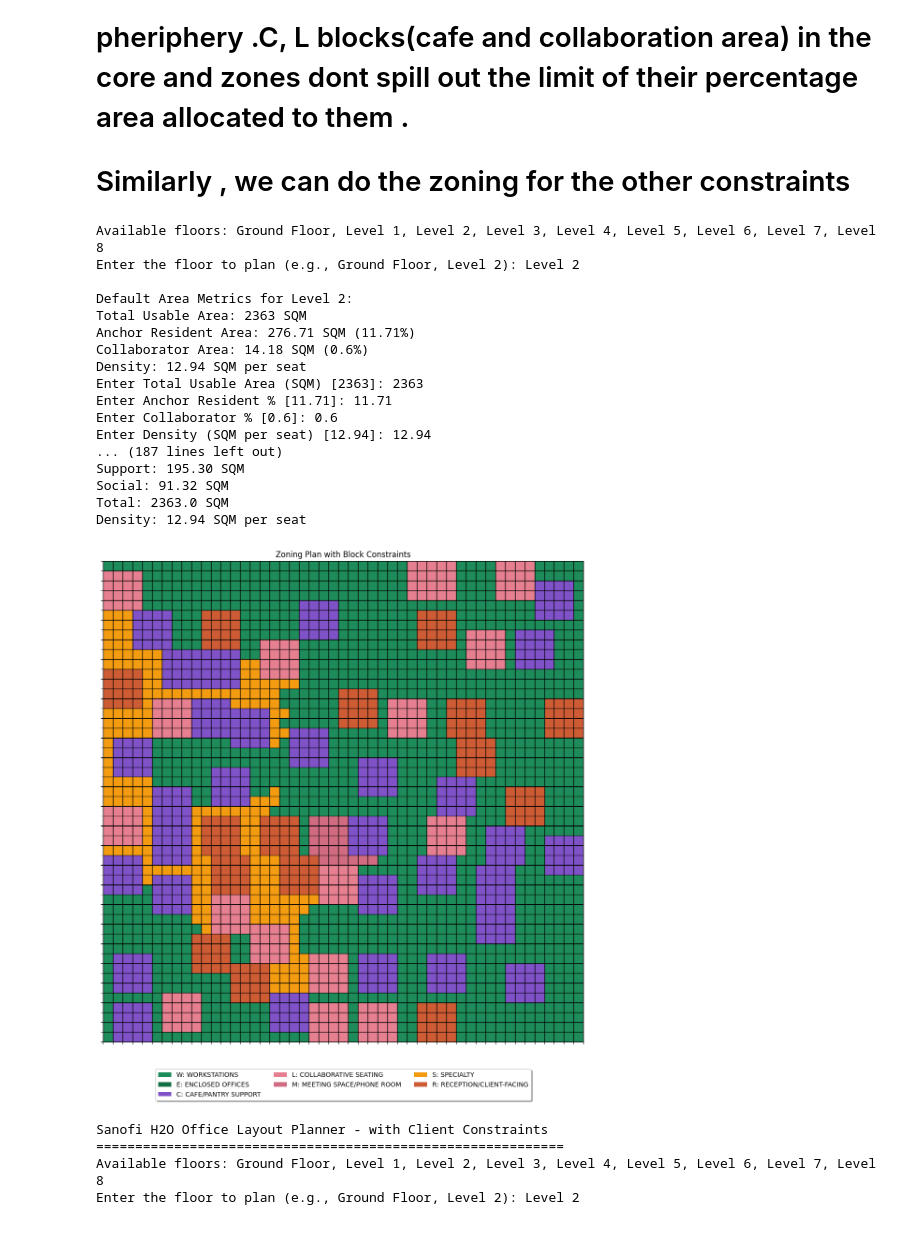
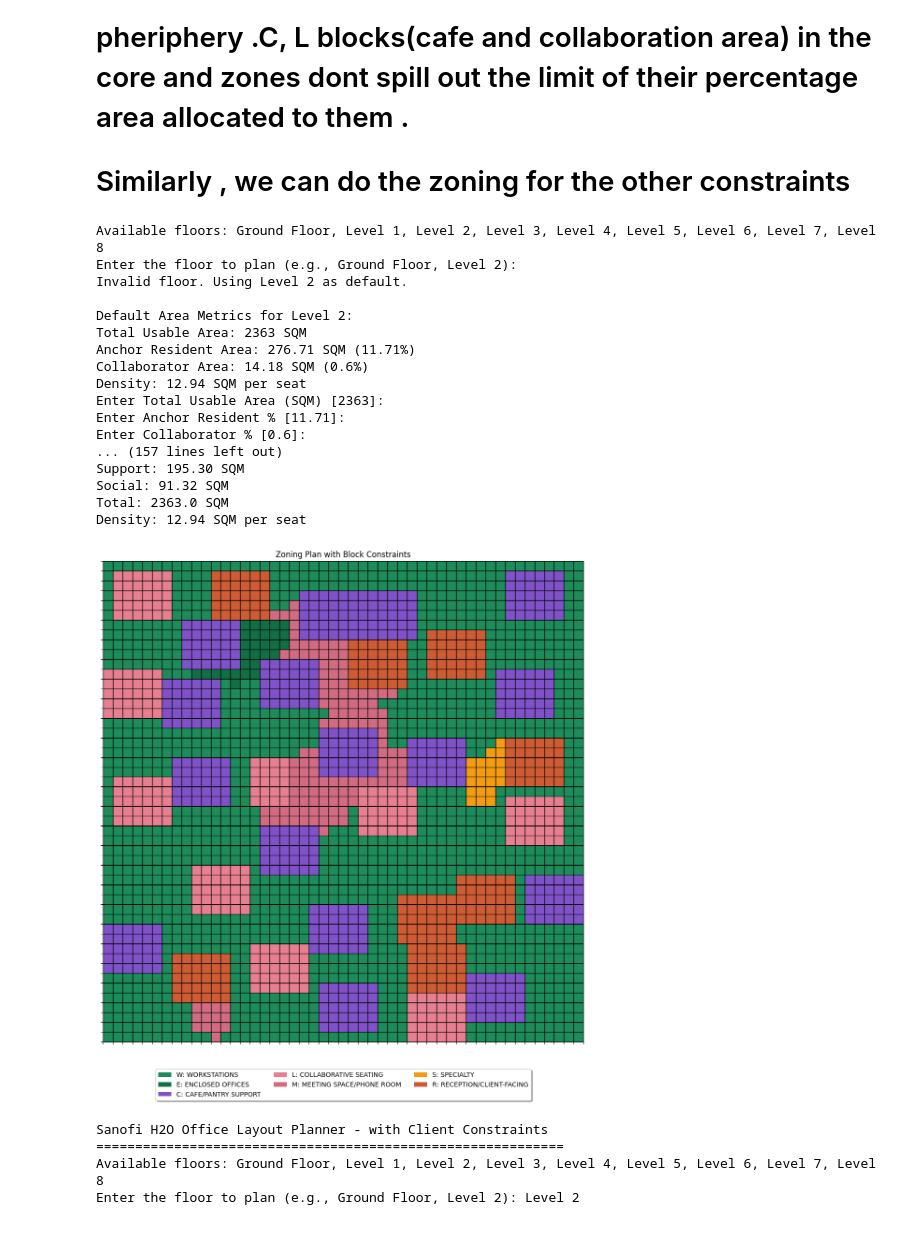
Before and after one commit to jiyanshud22/Affective-Computing, a Jupyter notebook: zoning.ipynb, the cells around one changed output. Cells and saved outputs as stored; diff of their text form; code cells hidden in the pictures.

```diff
--- a/zoning.ipynb
+++ b/zoning.ipynb
@@ -597,8 +1164,8 @@ def generate_block_sizes(min_size, max_width, max_height, cells_needed):
     remaining = cells_needed
 
     # Start with larger blocks
-    for height in range(max(4, min_size), min_size-1, -1):
-        for width in range(max(4, min_size), min_size-1, -1):
+    for height in range(max(5, min_size), min_size-1, -1):
+        for width in range(max(6, min_size), min_size-1, -1):
             block_size = width * height
             # Add blocks while we have enough remaining cells
             while remaining >= block_size:
@@ -905,40 +1472,40 @@ def main():
     print("\nLegend:")
     for code, name in category_names.items():
         print(f"{code}: {name}")
 
     # Print area summary
     print(f"\nArea Summary:")
     print(f"Task Area: {areas['Task']:.2f} SQM")
     print(f"Specialty: {areas['Specialty']:.2f} SQM")
     print(f"Support: {areas['Support']:.2f} SQM")
     print(f"Social: {areas['Social']:.2f} SQM")
     print(f"Total: {areas['Total']} SQM")
     print(f"Density: {density} SQM per seat")
 
     # Visualize grid with colors
     visualize_zoning_grid(grid, category_names)
 
 if __name__ == "__main__":
     main()
 # %% [output]
 Available floors: Ground Floor, Level 1, Level 2, Level 3, Level 4, Level 5, Level 6, Level 7, Level 8
-Enter the floor to plan (e.g., Ground Floor, Level 2): Level 2
+Enter the floor to plan (e.g., Ground Floor, Level 2):
+Invalid floor. Using Level 2 as default.
 
 Default Area Metrics for Level 2:
 Total Usable Area: 2363 SQM
 Anchor Resident Area: 276.71 SQM (11.71%)
 Collaborator Area: 14.18 SQM (0.6%)
 Density: 12.94 SQM per seat
-Enter Total Usable Area (SQM) [2363]: 2363
-Enter Anchor Resident % [11.71]: 11.71
-Enter Collaborator % [0.6]: 0.6
-Enter Density (SQM per seat) [12.94]: 12.94
-... (187 lines left out)
+Enter Total Usable Area (SQM) [2363]:
+Enter Anchor Resident % [11.71]:
+Enter Collaborator % [0.6]:
+... (157 lines left out)
 Support: 195.30 SQM
 Social: 91.32 SQM
 Total: 2363.0 SQM
 Density: 12.94 SQM per seat
-[figure, old version]
+[figure, new version]
 # %%
 import math
 import random
```
Also changed, not shown: parts of 6 cells of this notebook.
